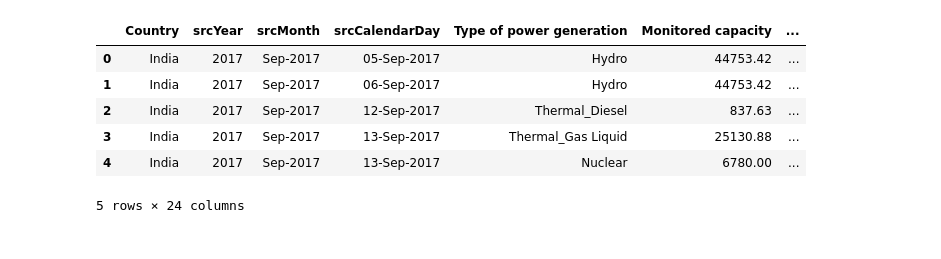
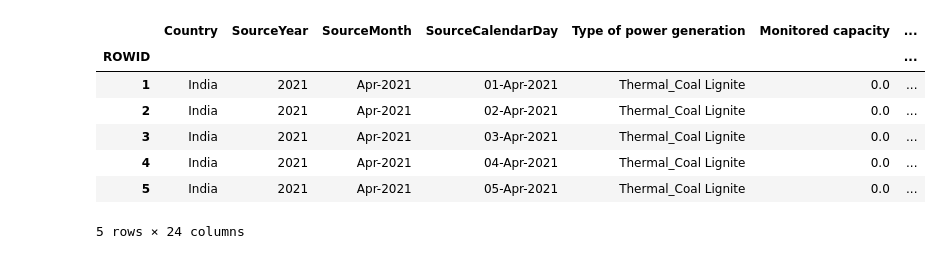
Before and after one commit to paritosh-101/smart_city_project2, a Jupyter notebook: scratch.ipynb, the cells around one changed output. Drawn from its saved outputs; the diff is of its cells as text; code cells hidden in the pictures.

```diff
--- a/scratch.ipynb
+++ b/scratch.ipynb
@@ -4,13 +4,15 @@ import numpy as np
 import matplotlib.pyplot as plt
 # %%
 # load data
-df = pd.read_csv('power_gen_data/7698_source_data.csv')
+# df = pd.read_csv('power_gen_data/7698_source_data.csv')
+df = pd.read_csv('power_gen_data/NDAP_REPORT_7698.csv',index_col=0,parse_dates=True)
 df.head()
 # %% [output]
-|  | Country | srcYear | srcMonth | srcCalendarDay | Type of power generation | Monitored capacity | ... |
-| 0 | India | 2017 | Sep-2017 | 05-Sep-2017 | Hydro | 44753.42 | ... |
-| 1 | India | 2017 | Sep-2017 | 06-Sep-2017 | Hydro | 44753.42 | ... |
-| 2 | India | 2017 | Sep-2017 | 12-Sep-2017 | Thermal_Diesel | 837.63 | ... |
-| 3 | India | 2017 | Sep-2017 | 13-Sep-2017 | Thermal_Gas Liquid | 25130.88 | ... |
-| 4 | India | 2017 | Sep-2017 | 13-Sep-2017 | Nuclear | 6780.00 | ... |
+|  | Country | SourceYear | SourceMonth | SourceCalendarDay | Type of power generation | Monitored capacity | ... |
+| ROWID |  |  |  |  |  |  | ... |
+| 1 | India | 2021 | Apr-2021 | 01-Apr-2021 | Thermal_Coal Lignite | 0.0 | ... |
+| 2 | India | 2021 | Apr-2021 | 02-Apr-2021 | Thermal_Coal Lignite | 0.0 | ... |
+| 3 | India | 2021 | Apr-2021 | 03-Apr-2021 | Thermal_Coal Lignite | 0.0 | ... |
+| 4 | India | 2021 | Apr-2021 | 04-Apr-2021 | Thermal_Coal Lignite | 0.0 | ... |
+| 5 | India | 2021 | Apr-2021 | 05-Apr-2021 | Thermal_Coal Lignite | 0.0 | ... |
 5 rows × 24 columns
```
Also changed, not shown: parts of 7 cells of this notebook, 1 other file.
